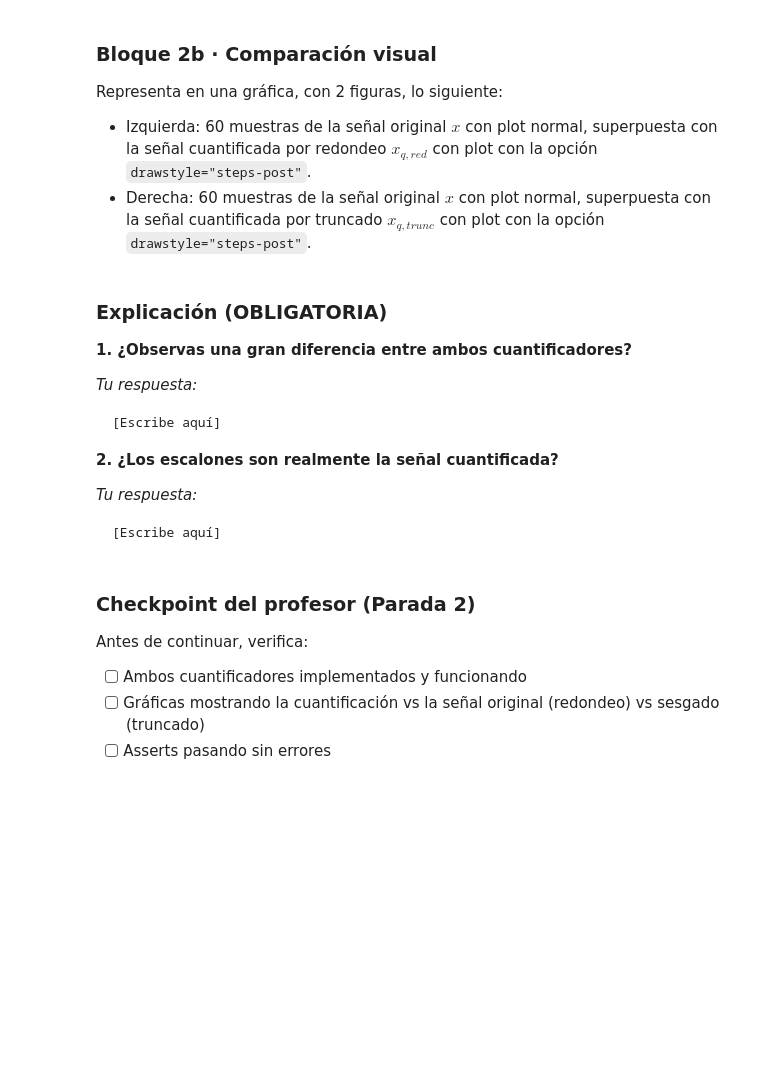
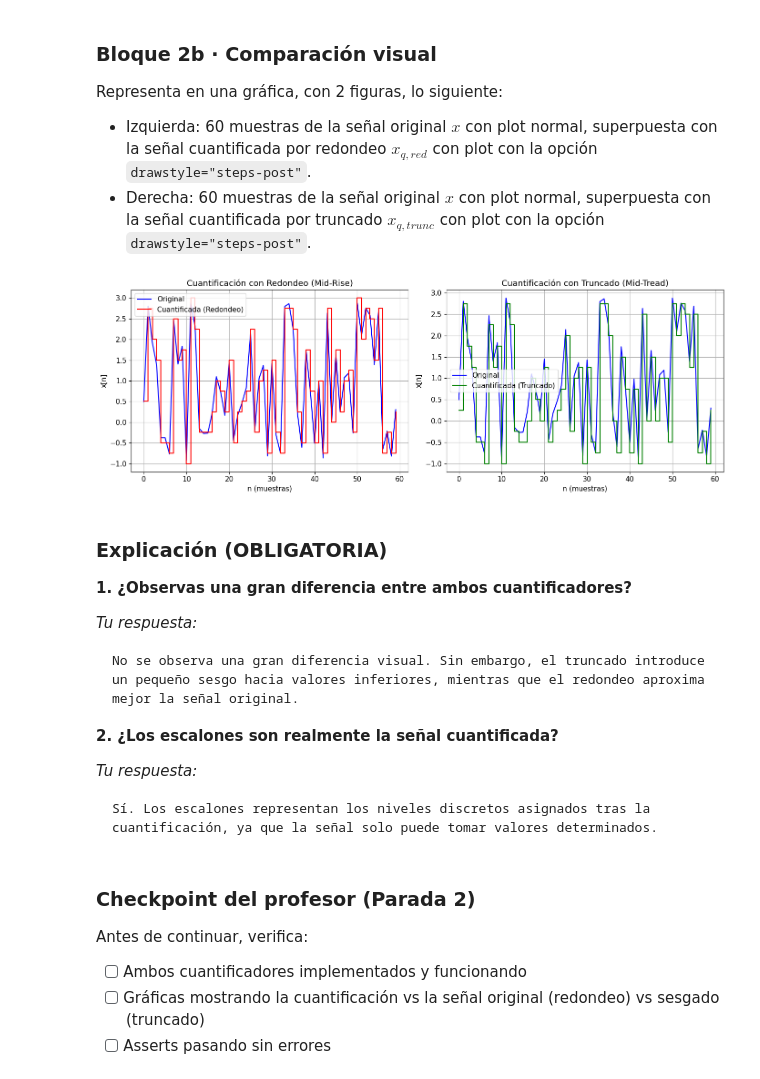
Before and after one commit to claraparcero/Talleres_TI_GCED, a Jupyter notebook: notebooks/Taller_3_Cuantificacion_y_Error.ipynb, the cells around one changed output. Saved outputs shown, nothing was run; the diff lists cells and outputs as text; code cells hidden in the pictures; blank space fills up the shorter version.

````diff
--- a/notebooks/Taller_3_Cuantificacion_y_Error.ipynb
+++ b/notebooks/Taller_3_Cuantificacion_y_Error.ipynb
@@ -315,12 +331,32 @@ Representa en una gráfica, con 2 figuras, lo siguiente:
 # %%
 # === Visualización ===
 
 fig, axes = plt.subplots(1, 2, figsize=(14, 5))
 
 # TODO: Izquierda: 60 muestras de la señal original x (plot) + señal cuantificada por redondeo (plot con drawstyle="steps-post")
-
+axes[0].plot(n[:60], x[:60], label='Original', color='blue')
+axes[0].plot(n[:60], x_q_round[:60], label='Cuantificada (Redondeo)',
+             color='red', drawstyle='steps-post')
+axes[0].set_title('Cuantificación con Redondeo (Mid-Rise)')
+axes[0].set_xlabel('n (muestras)')
+axes[0].set_ylabel('x[n]')
+axes[0].legend()
+axes[0].grid(True)
 
 # TODO: Derecha: 60 muestras de la señal original x (plot) + señal cuantificada por truncado (plot con drawstyle="steps-post")
+axes[1].plot(n[:60], x[:60], label='Original', color='blue')
+axes[1].plot(n[:60], x_q_trunc[:60], label='Cuantificada (Truncado)',
+             color='green', drawstyle='steps-post')
+axes[1].set_title('Cuantificación con Truncado (Mid-Tread)')
+axes[1].set_xlabel('n (muestras)')
+axes[1].set_ylabel('x[n]')
+axes[1].legend()
+axes[1].grid(True)
+
+plt.tight_layout()
+plt.show()
+# %% [output]
+[figure, added]
 # %% [markdown]
 ### Explicación (OBLIGATORIA)
 
@@ -329,7 +365,9 @@ fig, axes = plt.subplots(1, 2, figsize=(14, 5))
 *Tu respuesta:*
 
 ```
-[Escribe aquí]
+No se observa una gran diferencia visual. Sin embargo, el truncado introduce
+un pequeño sesgo hacia valores inferiores, mientras que el redondeo aproxima
+mejor la señal original.
 ```
 
 **2. ¿Los escalones son realmente la señal cuantificada?**
@@ -337,7 +375,8 @@ fig, axes = plt.subplots(1, 2, figsize=(14, 5))
 *Tu respuesta:*
 
 ```
-[Escribe aquí]
+Sí. Los escalones representan los niveles discretos asignados tras la
+cuantificación, ya que la señal solo puede tomar valores determinados.
 ```
 # %% [markdown]
 ### Checkpoint del profesor (Parada 2)
````
Also changed, not shown: parts of 19 cells of this notebook.
